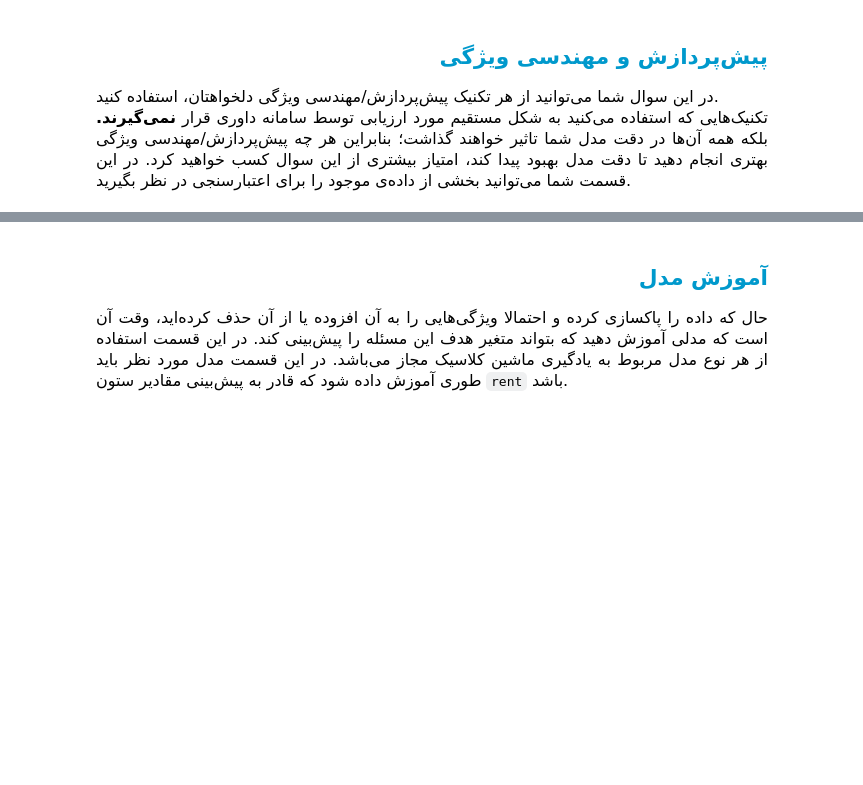
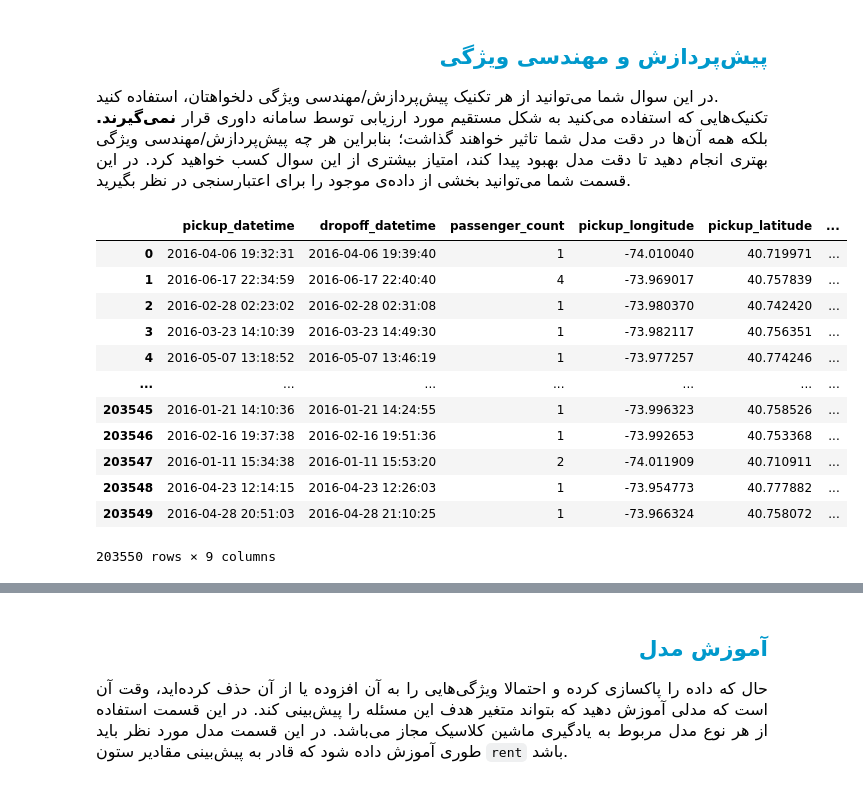
Before and after one commit to tahaElahibakhsh/Tech_Olympics_Contest, a Jupyter notebook: TeaOverflowError(1st task)/TeaOverflowError.ipynb, the cells around one changed output, grey strips where cells are left out. Cells and saved outputs as stored; diff of their text form; code cells hidden in the pictures; blank space fills up the shorter version.

```diff
--- a/TeaOverflowError(1st task)/TeaOverflowError.ipynb
+++ b/TeaOverflowError(1st task)/TeaOverflowError.ipynb
@@ -106,3 +104,12 @@ TeaOverflowError
+# %%
+# TODO:
+import pandas as pd
+import numpy as np
+import matplotlib.pyplot as plt
+import seaborn as sns
+
+df_tr = pd.read_csv('Data/train.csv').drop(columns='id')
+df_ts = pd.read_csv('Data/test.csv').drop(columns='id')
 # %% [markdown]
 <h2 dir=rtl align=right style="line-height:200%;font-family:vazir;color:#0099cc">
 <font face="vazir" color="#0099cc">
@@ -122,0 +145,16 @@ TeaOverflowError
+# %%
+df_ts
+# %% [output]
+|  | pickup_datetime | dropoff_datetime | passenger_count | pickup_longitude | pickup_latitude | ... |
+| 0 | 2016-04-06 19:32:31 | 2016-04-06 19:39:40 | 1 | -74.010040 | 40.719971 | ... |
+| 1 | 2016-06-17 22:34:59 | 2016-06-17 22:40:40 | 4 | -73.969017 | 40.757839 | ... |
+| 2 | 2016-02-28 02:23:02 | 2016-02-28 02:31:08 | 1 | -73.980370 | 40.742420 | ... |
+| 3 | 2016-03-23 14:10:39 | 2016-03-23 14:49:30 | 1 | -73.982117 | 40.756351 | ... |
+| 4 | 2016-05-07 13:18:52 | 2016-05-07 13:46:19 | 1 | -73.977257 | 40.774246 | ... |
+| ... | ... | ... | ... | ... | ... | ... |
+| 203545 | 2016-01-21 14:10:36 | 2016-01-21 14:24:55 | 1 | -73.996323 | 40.758526 | ... |
+| 203546 | 2016-02-16 19:37:38 | 2016-02-16 19:51:36 | 1 | -73.992653 | 40.753368 | ... |
+| 203547 | 2016-01-11 15:34:38 | 2016-01-11 15:53:20 | 2 | -74.011909 | 40.710911 | ... |
+| 203548 | 2016-04-23 12:14:15 | 2016-04-23 12:26:03 | 1 | -73.954773 | 40.777882 | ... |
+| 203549 | 2016-04-28 20:51:03 | 2016-04-28 21:10:25 | 1 | -73.966324 | 40.758072 | ... |
+203550 rows × 9 columns
```
Also changed, not shown: parts of 23 cells of this notebook, 2 other files.
